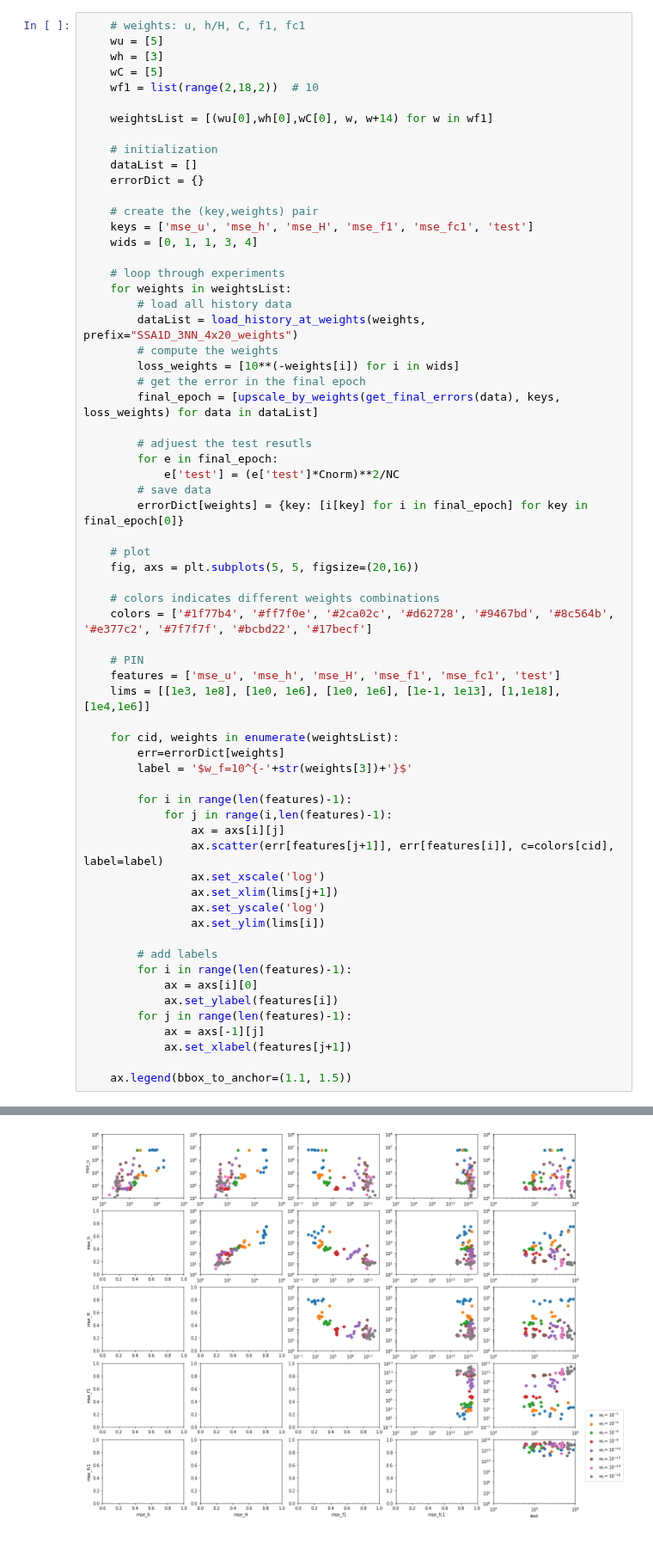
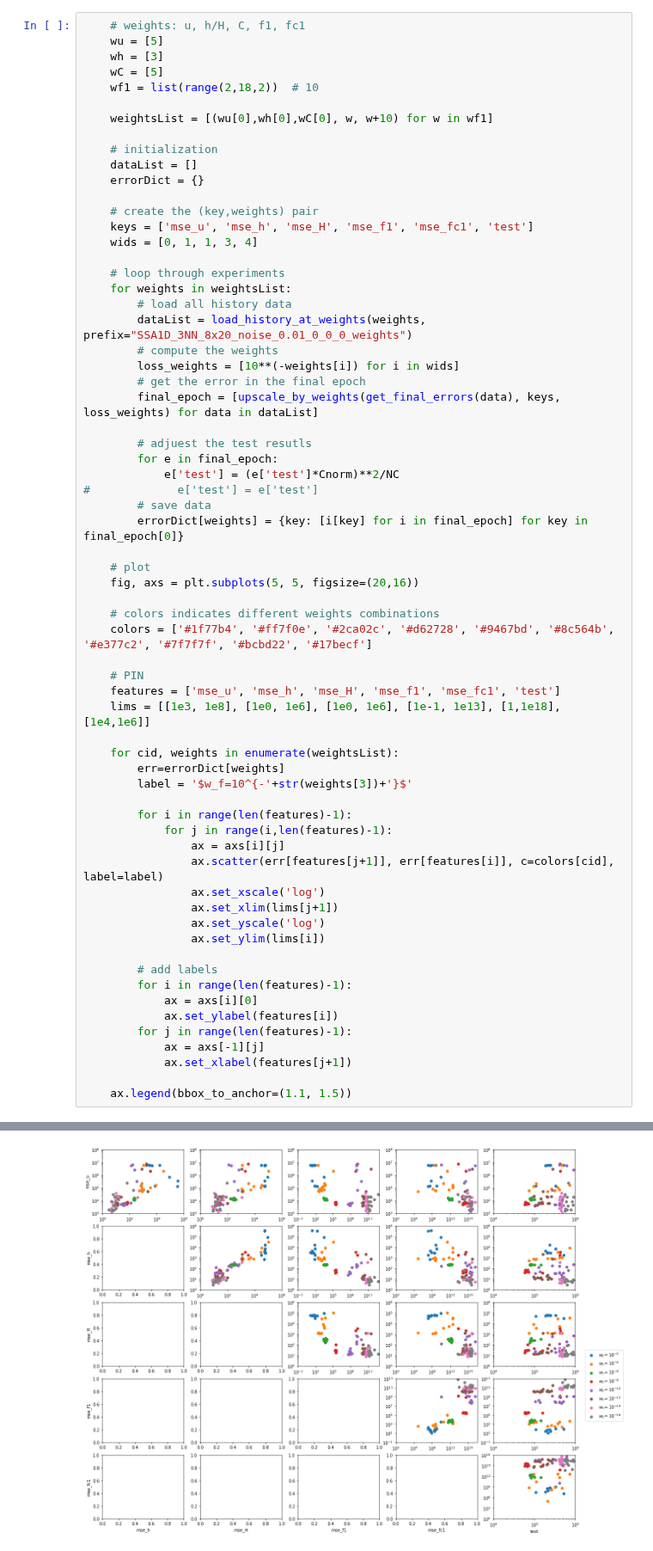
Before and after one commit to enigne/PINNS, a Jupyter notebook: analyzeResults.ipynb, the cells around one changed output, grey strips where cells are left out. Shown at 86% size. Saved outputs shown, nothing was run; the diff lists cells and outputs as text.

Commit message:
save for forward hyper param test

```diff
--- a/analyzeResults.ipynb
+++ b/analyzeResults.ipynb
@@ -55,7 +55,7 @@ if __name__ == "__main__":
     wC = [5]
     wf1 = list(range(2,18,2))  # 10
 
-    weightsList = [(wu[0],wh[0],wC[0], w, w+14) for w in wf1]
+    weightsList = [(wu[0],wh[0],wC[0], w, w+10) for w in wf1]
 
     # initialization
     dataList = []
@@ -68,7 +68,7 @@ if __name__ == "__main__":
     # loop through experiments
     for weights in weightsList:
         # load all history data
-        dataList = load_history_at_weights(weights, prefix="SSA1D_3NN_4x20_weights")
+        dataList = load_history_at_weights(weights, prefix="SSA1D_3NN_8x20_noise_0.01_0_0_0_weights")
         # compute the weights
         loss_weights = [10**(-weights[i]) for i in wids]
         # get the error in the final epoch
@@ -77,6 +77,7 @@ if __name__ == "__main__":
         # adjuest the test resutls
         for e in final_epoch:
             e['test'] = (e['test']*Cnorm)**2/NC
+#             e['test'] = e['test']
         # save data
         errorDict[weights] = {key: [i[key] for i in final_epoch] for key in final_epoch[0]}
 
@@ -87,31 +88,31 @@ if __name__ == "__main__":
     colors = ['#1f77b4', '#ff7f0e', '#2ca02c', '#d62728', '#9467bd', '#8c564b', '#e377c2', '#7f7f7f', '#bcbd22', '#17becf']
 
     # PIN
     features = ['mse_u', 'mse_h', 'mse_H', 'mse_f1', 'mse_fc1', 'test']
     lims = [[1e3, 1e8], [1e0, 1e6], [1e0, 1e6], [1e-1, 1e13], [1,1e18], [1e4,1e6]]
 
     for cid, weights in enumerate(weightsList):
         err=errorDict[weights]
         label = '$w_f=10^{-'+str(weights[3])+'}$'
 
         for i in range(len(features)-1):
             for j in range(i,len(features)-1):
                 ax = axs[i][j]
                 ax.scatter(err[features[j+1]], err[features[i]], c=colors[cid], label=label)
                 ax.set_xscale('log')
                 ax.set_xlim(lims[j+1])
                 ax.set_yscale('log')
                 ax.set_ylim(lims[i])
 
         # add labels
         for i in range(len(features)-1):
             ax = axs[i][0]
             ax.set_ylabel(features[i])
         for j in range(len(features)-1):
             ax = axs[-1][j]
             ax.set_xlabel(features[j+1])
 
     ax.legend(bbox_to_anchor=(1.1, 1.5))
 # %% [output]
 <matplotlib.legend.Legend at 0x...>
-[figure, old version]
+[figure, new version]
```
Also changed, not shown: 6 other files.
